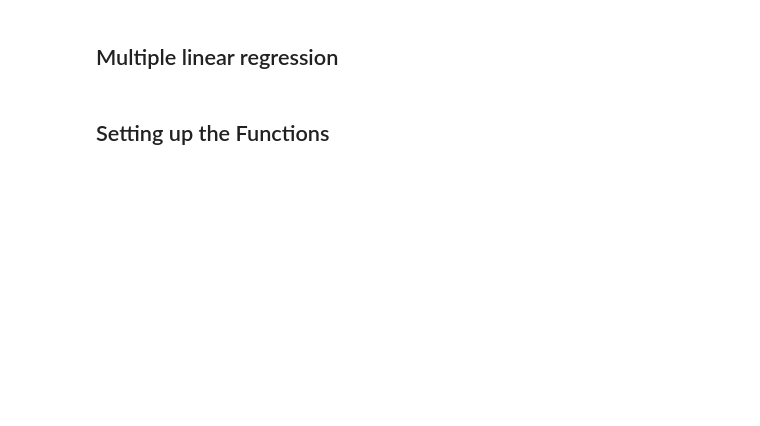
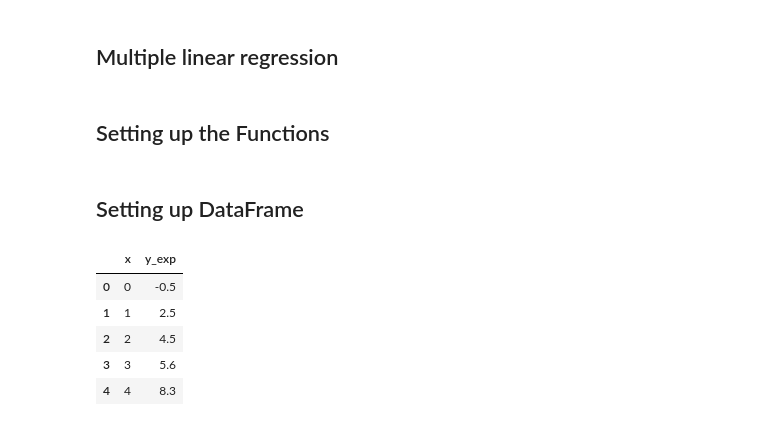
Before and after one commit to Tej-Deep/github-upload, a Jupyter notebook: 2d regression.ipynb, the cells around one changed output. Cells and saved outputs as stored; diff of their text form; code cells hidden in the pictures; blank space fills up the shorter version.

```diff
--- a/2d regression.ipynb
+++ b/2d regression.ipynb
@@ -59,3 +40,18 @@ def gradient_descent(x, y, theta, iter, alpha):
         cost[i] = cost_function(x, y, theta)
 
     return theta, cost
+# %% [markdown]
+## Setting up DataFrame
+# %%
+data = pd.DataFrame()
+data['x'] = range(50)
+random.seed(100)
+data['y_exp'] = [2*i + random.randint(-9,9)/10 for i in range(50)]
+display(data.head())
+# %% [output]
+|  | x | y_exp |
+| 0 | 0 | -0.5 |
+| 1 | 1 | 2.5 |
+| 2 | 2 | 4.5 |
+| 3 | 3 | 5.6 |
+| 4 | 4 | 8.3 |
```
Also changed, not shown: parts of 20 cells of this notebook.
